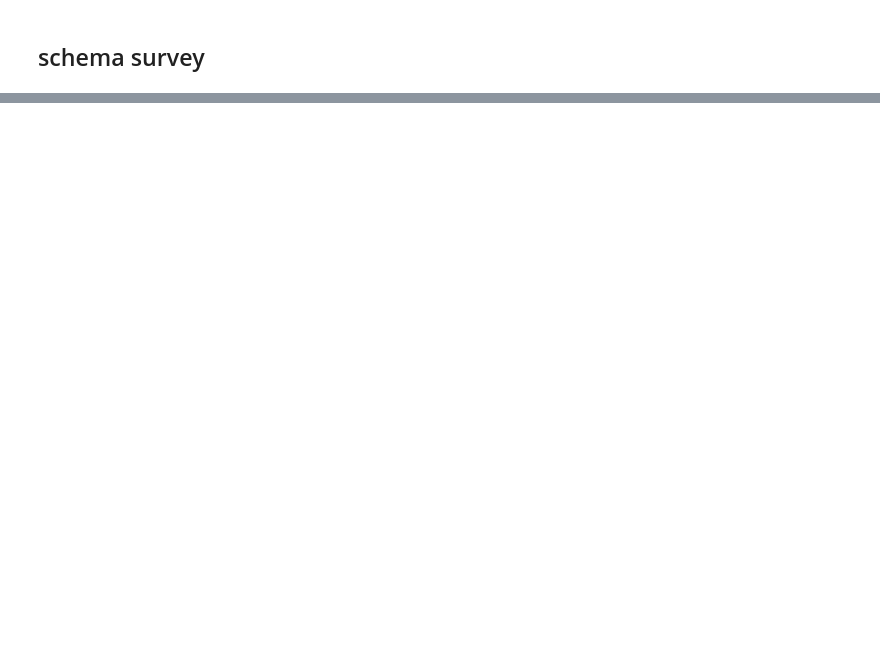
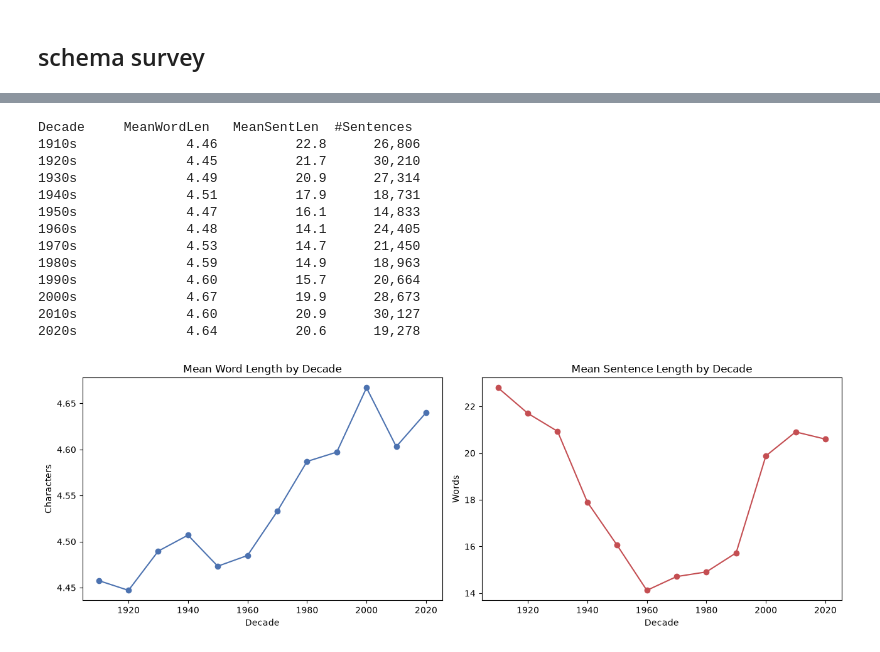
Before and after one commit to toby45nw/hansard-analysis, a Jupyter notebook: hansard_data.ipynb, the cells around one changed output, grey strips where cells are left out. Saved outputs shown, nothing was run; the diff lists cells and outputs as text; code cells hidden in the pictures; blank space fills up the shorter version.

```diff
--- a/hansard_data.ipynb
+++ b/hansard_data.ipynb
@@ -156,0 +404,17 @@ No gaps — every year has at least one file
+# %%
+decade_word_freq = {}
+
+for decade, files in sorted(decade_samples.items()):
+    counter = Counter()
+    for f in files:
+        text = extract_text(f).lower()
+        words = re.findall(r"[a-z']+", text)
+        words = [w for w in words if w not in STOPWORDS and len(w) > 2]
+        counter.update(words)
+    decade_word_freq[decade] = counter
+
+print("Top 10 words by decade:\n")
+for decade in sorted(decade_word_freq):
+    top = decade_word_freq[decade].most_common(10)
+    words_str = ", ".join(f"{w}({c})" for w, c in top)
+    print(f"  {decade}s: {words_str}")
@@ -156,0 +478,57 @@ No gaps — every year has at least one file
+# %%
+register_results = {}
+
+for decade, files in sorted(decade_samples.items()):
+    word_lengths = []
+    sentence_lengths = []
+
+    for f in files:
+        text = extract_text(f)
+        sentences = re.split(r'[.!?]+', text)
+        for sent in sentences:
+            words = re.findall(r"[A-Za-z']+", sent)
+            if words:
+                sentence_lengths.append(len(words))
+                word_lengths.extend(len(w) for w in words)
+
+    register_results[decade] = {
+        "mean_word_len": np.mean(word_lengths) if word_lengths else 0,
+        "mean_sent_len": np.mean(sentence_lengths) if sentence_lengths else 0,
+        "n_sentences": len(sentence_lengths),
+    }
+
+print(f"{'Decade':<8}{'MeanWordLen':>14}{'MeanSentLen':>14}{'#Sentences':>12}")
+for decade in sorted(register_results):
+    r = register_results[decade]
+    print(f"{decade}s{'':<4}{r['mean_word_len']:>14.2f}{r['mean_sent_len']:>14.1f}{r['n_sentences']:>12,}")
+
+# Plot
+decades_sorted = sorted(register_results)
+fig, axes = plt.subplots(1, 2, figsize=(13, 4.5))
+
+axes[0].plot(decades_sorted, [register_results[d]["mean_word_len"] for d in decades_sorted], marker="o", color="#4C72B0")
+axes[0].set_title("Mean Word Length by Decade")
+axes[0].set_xlabel("Decade"); axes[0].set_ylabel("Characters")
+
+axes[1].plot(decades_sorted, [register_results[d]["mean_sent_len"] for d in decades_sorted], marker="o", color="#C44E52")
+axes[1].set_title("Mean Sentence Length by Decade")
+axes[1].set_xlabel("Decade"); axes[1].set_ylabel("Words")
+
+plt.tight_layout()
+plt.savefig("register_by_decade.png", dpi=150, bbox_inches="tight")
+plt.show()
+# %% [output]
+Decade     MeanWordLen   MeanSentLen  #Sentences
+1910s              4.46          22.8      26,806
+1920s              4.45          21.7      30,210
+1930s              4.49          20.9      27,314
+1940s              4.51          17.9      18,731
+1950s              4.47          16.1      14,833
+1960s              4.48          14.1      24,405
+1970s              4.53          14.7      21,450
+1980s              4.59          14.9      18,963
+1990s              4.60          15.7      20,664
+2000s              4.67          19.9      28,673
+2010s              4.60          20.9      30,127
+2020s              4.64          20.6      19,278
+[figure, added]
```
Also changed, not shown: parts of 15 cells of this notebook, 4 other files.
